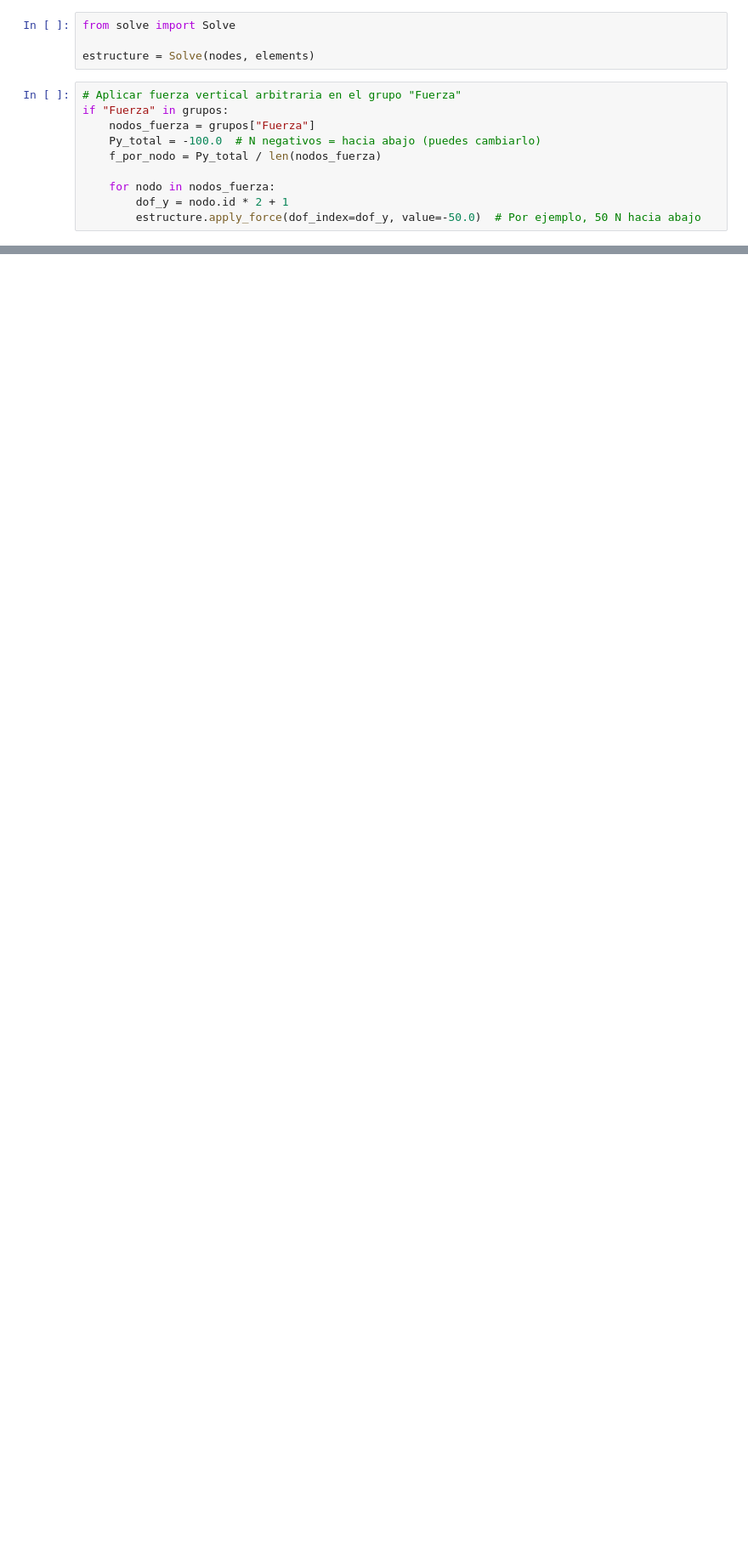
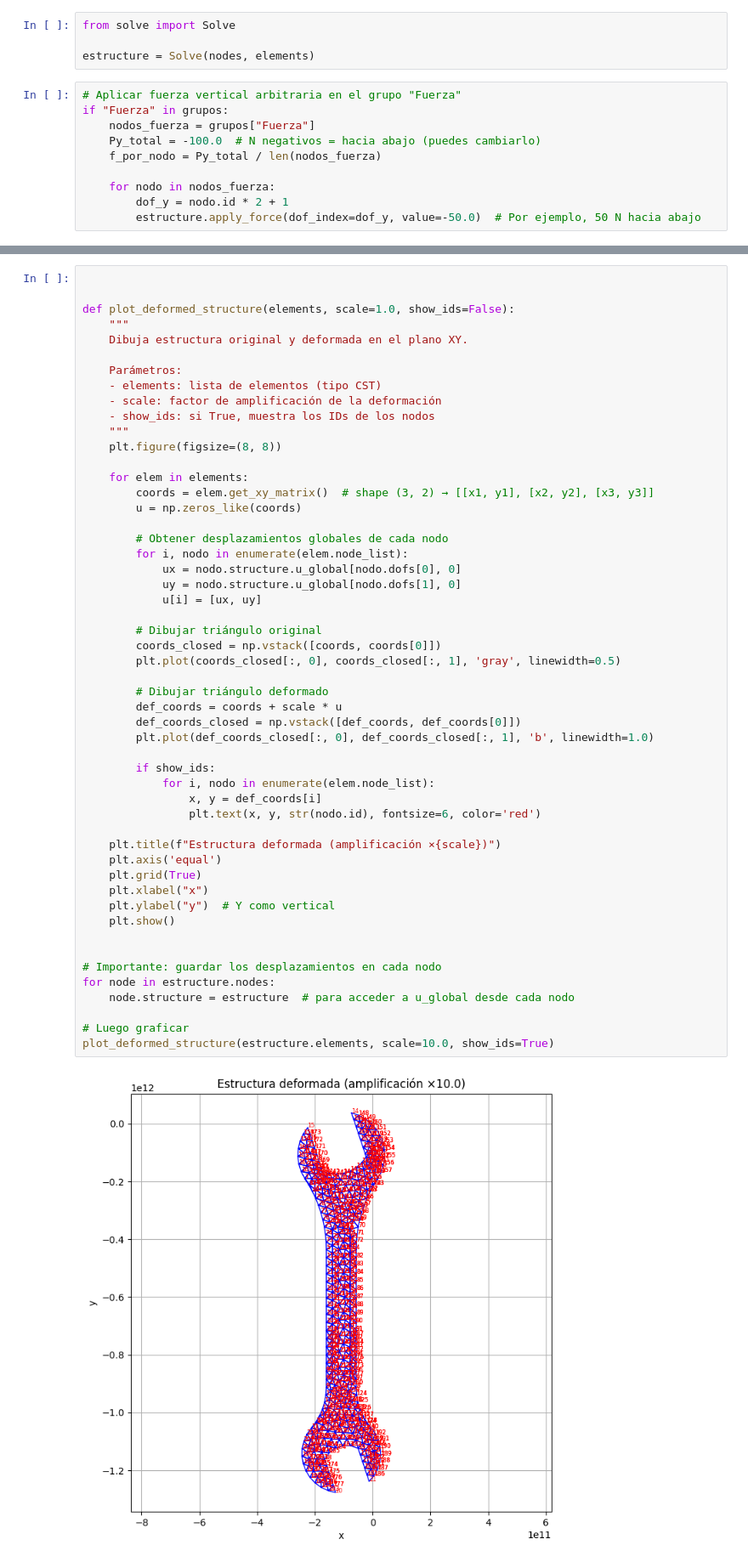
Before and after one commit to LukasWolff2002/TAREA_2_FINITE, a Jupyter notebook: ENTREGA_6/codigo.ipynb, the cells around one changed output, grey strips where cells are left out. Shown at 85% size. Cells and saved outputs as stored; diff of their text form; blank space fills up the shorter version.

```diff
--- a/ENTREGA_6/codigo.ipynb
+++ b/ENTREGA_6/codigo.ipynb
@@ -257,0 +286,54 @@ LinAlgError: Singular matrix
+# %%
+
+
+def plot_deformed_structure(elements, scale=1.0, show_ids=False):
+    """
+    Dibuja estructura original y deformada en el plano XY.
+
+    Parámetros:
+    - elements: lista de elementos (tipo CST)
+    - scale: factor de amplificación de la deformación
+    - show_ids: si True, muestra los IDs de los nodos
+    """
+    plt.figure(figsize=(8, 8))
+
+    for elem in elements:
+        coords = elem.get_xy_matrix()  # shape (3, 2) → [[x1, y1], [x2, y2], [x3, y3]]
+        u = np.zeros_like(coords)
+
+        # Obtener desplazamientos globales de cada nodo
+        for i, nodo in enumerate(elem.node_list):
+            ux = nodo.structure.u_global[nodo.dofs[0], 0]
+            uy = nodo.structure.u_global[nodo.dofs[1], 0]
+            u[i] = [ux, uy]
+
+        # Dibujar triángulo original
+        coords_closed = np.vstack([coords, coords[0]])
+        plt.plot(coords_closed[:, 0], coords_closed[:, 1], 'gray', linewidth=0.5)
+
+        # Dibujar triángulo deformado
+        def_coords = coords + scale * u
+        def_coords_closed = np.vstack([def_coords, def_coords[0]])
+        plt.plot(def_coords_closed[:, 0], def_coords_closed[:, 1], 'b', linewidth=1.0)
+
+        if show_ids:
+            for i, nodo in enumerate(elem.node_list):
+                x, y = def_coords[i]
+                plt.text(x, y, str(nodo.id), fontsize=6, color='red')
+
+    plt.title(f"Estructura deformada (amplificación ×{scale})")
+    plt.axis('equal')
+    plt.grid(True)
+    plt.xlabel("x")
+    plt.ylabel("y")  # Y como vertical
+    plt.show()
+
+
+# Importante: guardar los desplazamientos en cada nodo
+for node in estructure.nodes:
+    node.structure = estructure  # para acceder a u_global desde cada nodo
+
+# Luego graficar
+plot_deformed_structure(estructure.elements, scale=10.0, show_ids=True)
+# %% [output]
+[figure, added]
```
Also changed, not shown: parts of 7 cells of this notebook, 3 other files.
